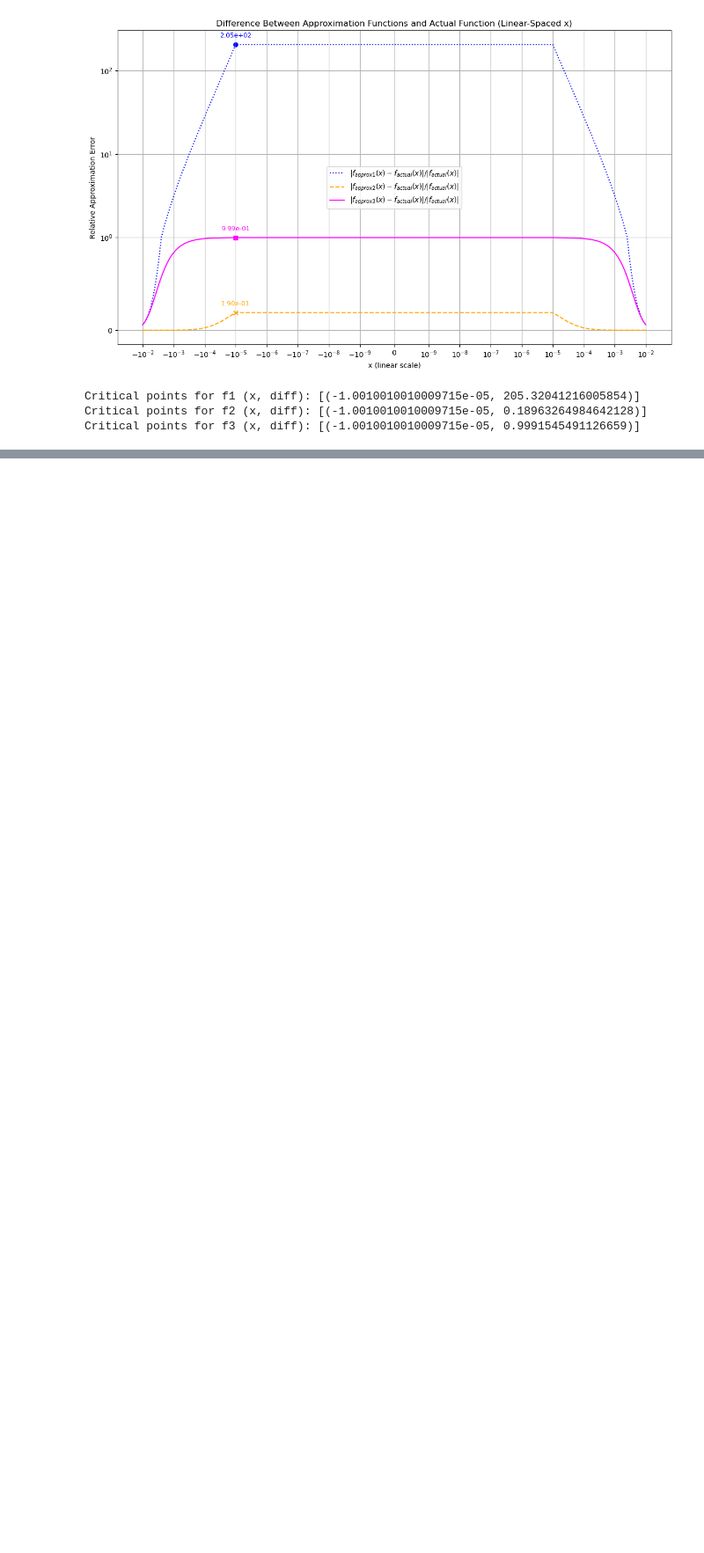
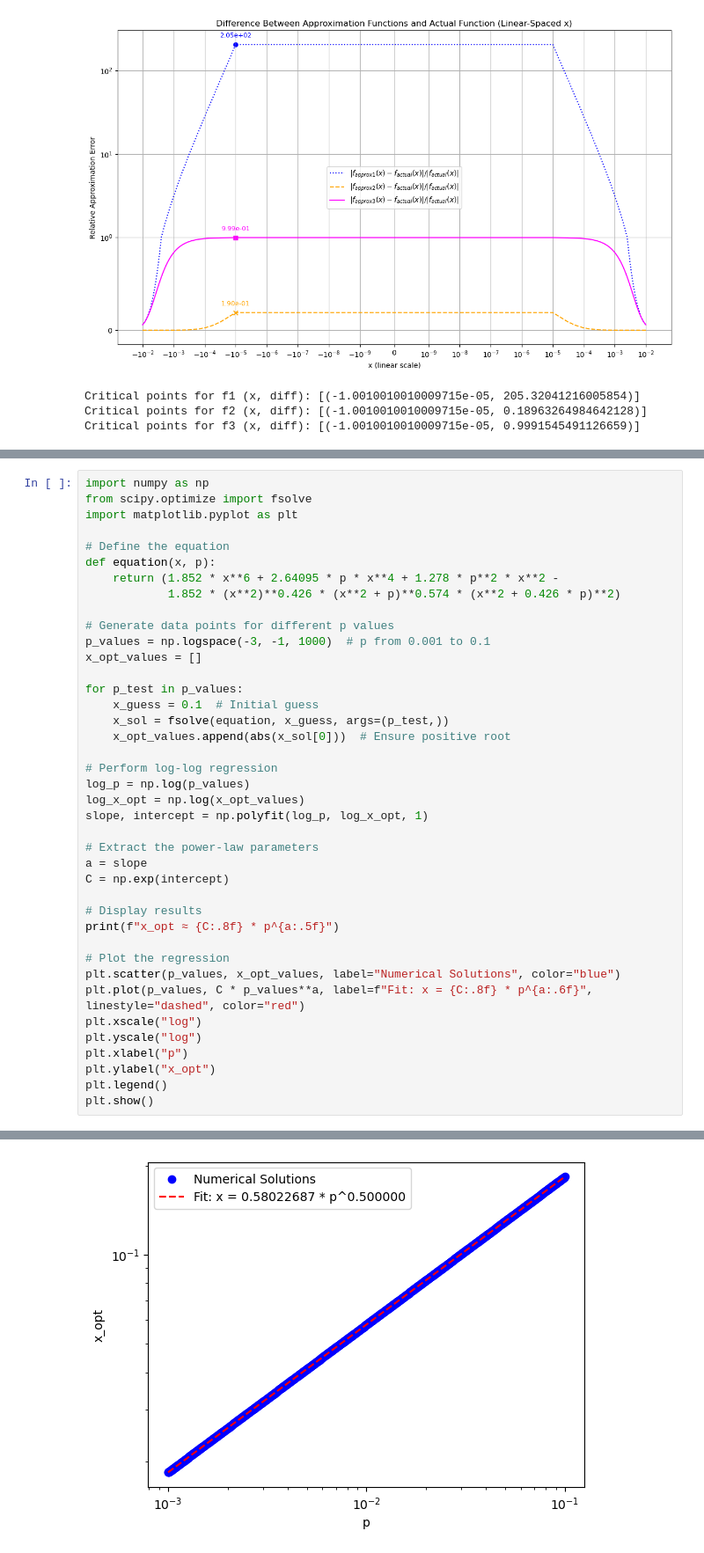
Before and after one commit to nitish-dumoliya/waterNetwork, a Jupyter notebook: model/approxHeadLoss.ipynb, the cells around one changed output, grey strips where cells are left out. Shown at 88% size. Drawn from its saved outputs; the diff is of its cells as text; blank space fills up the shorter version.

```diff
--- a/model/approxHeadLoss.ipynb
+++ b/model/approxHeadLoss.ipynb
@@ -838,0 +977,41 @@ Critical points for f3 (x, diff): [(-1.0010010010009715e-05, 0.9991545491126659)
+# %%
+import numpy as np
+from scipy.optimize import fsolve
+import matplotlib.pyplot as plt
+
+# Define the equation
+def equation(x, p):
+    return (1.852 * x**6 + 2.64095 * p * x**4 + 1.278 * p**2 * x**2 -
+            1.852 * (x**2)**0.426 * (x**2 + p)**0.574 * (x**2 + 0.426 * p)**2)
+
+# Generate data points for different p values
+p_values = np.logspace(-3, -1, 1000)  # p from 0.001 to 0.1
+x_opt_values = []
+
+for p_test in p_values:
+    x_guess = 0.1  # Initial guess
+    x_sol = fsolve(equation, x_guess, args=(p_test,))
+    x_opt_values.append(abs(x_sol[0]))  # Ensure positive root
+
+# Perform log-log regression
+log_p = np.log(p_values)
+log_x_opt = np.log(x_opt_values)
+slope, intercept = np.polyfit(log_p, log_x_opt, 1)
+
+# Extract the power-law parameters
+a = slope
+C = np.exp(intercept)
+
+# Display results
+print(f"x_opt ≈ {C:.8f} * p^{a:.5f}")
+
+# Plot the regression
+plt.scatter(p_values, x_opt_values, label="Numerical Solutions", color="blue")
+plt.plot(p_values, C * p_values**a, label=f"Fit: x = {C:.8f} * p^{a:.6f}", linestyle="dashed", color="red")
+plt.xscale("log")
+plt.yscale("log")
+plt.xlabel("p")
+plt.ylabel("x_opt")
+plt.legend()
+plt.show()
+# %% [output]
@@ -838,0 +1019 @@ Critical points for f3 (x, diff): [(-1.0010010010009715e-05, 0.9991545491126659)
+[figure, added]
```
Also changed, not shown: parts of 11 cells of this notebook, 4 other files.
